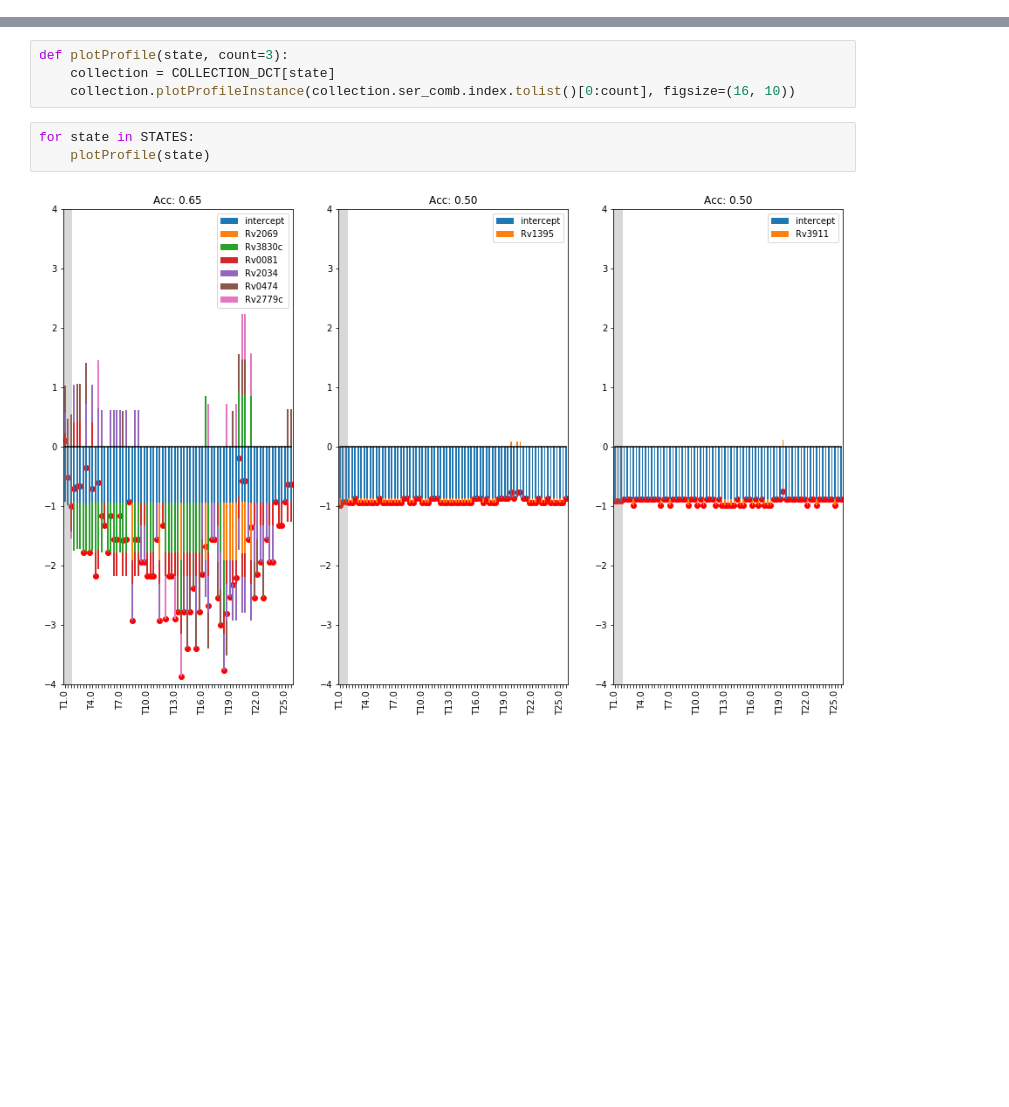
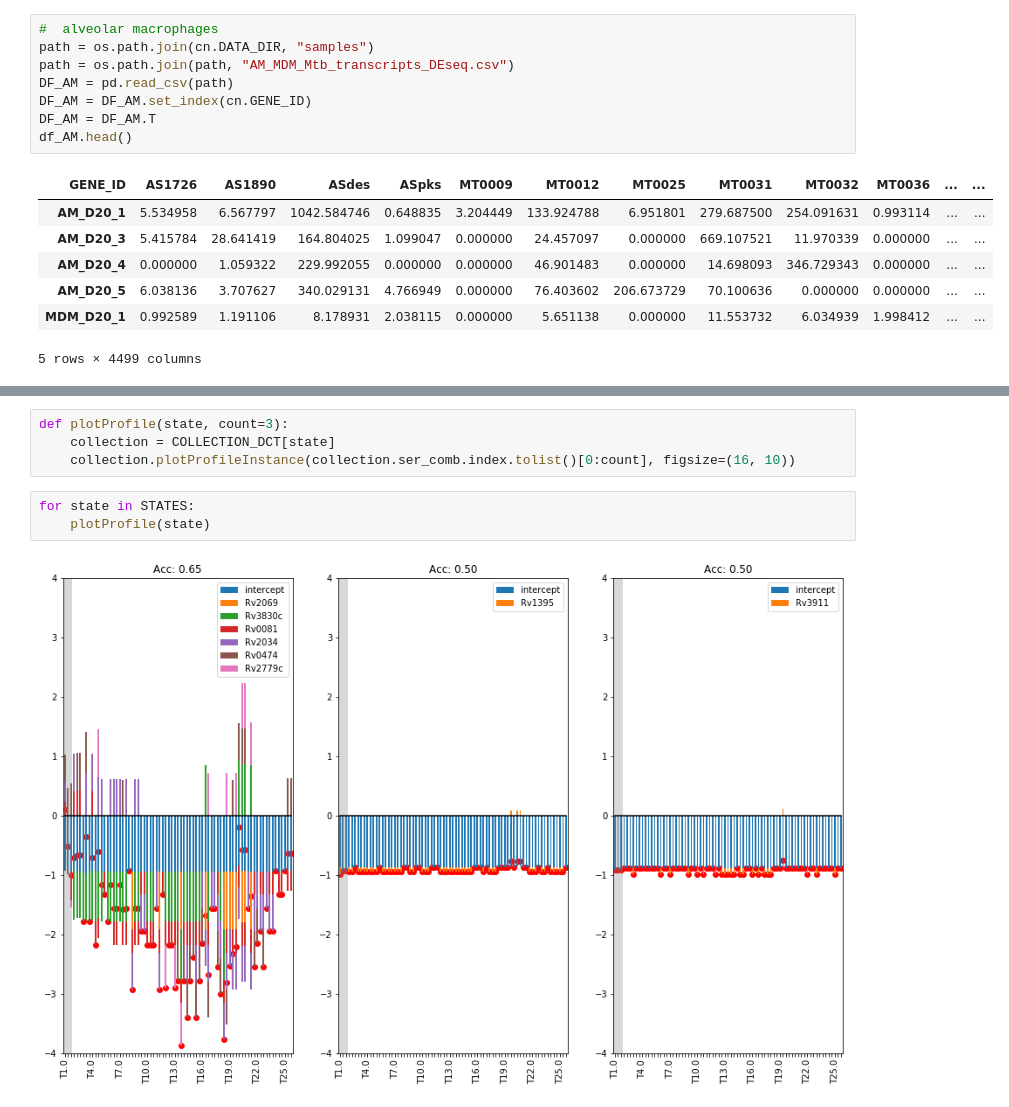
Before and after one commit to uwescience/xstate, a Jupyter notebook: notebooks/Feature Set Collections.ipynb, the cells around one changed output, grey strips where cells are left out. Cells and saved outputs as stored; diff of their text form; blank space fills up the shorter version.

```diff
--- a/notebooks/Feature Set Collections.ipynb
+++ b/notebooks/Feature Set Collections.ipynb
@@ -1 +76,17 @@
+# %%
+#  alveolar macrophages
+path = os.path.join(cn.DATA_DIR, "samples")
+path = os.path.join(path, "AM_MDM_Mtb_transcripts_DEseq.csv")
+DF_AM = pd.read_csv(path)
+DF_AM = DF_AM.set_index(cn.GENE_ID)
+DF_AM = DF_AM.T
+df_AM.head()
+# %% [output]
+| GENE_ID | AS1726 | AS1890 | ASdes | ASpks | MT0009 | MT0012 | MT0025 | MT0031 | MT0032 | MT0036 | ... | ... |
+| AM_D20_1 | 5.534958 | 6.567797 | 1042.584746 | 0.648835 | 3.204449 | 133.924788 | 6.951801 | 279.687500 | 254.091631 | 0.993114 | ... | ... |
+| AM_D20_3 | 5.415784 | 28.641419 | 164.804025 | 1.099047 | 0.000000 | 24.457097 | 0.000000 | 669.107521 | 11.970339 | 0.000000 | ... | ... |
+| AM_D20_4 | 0.000000 | 1.059322 | 229.992055 | 0.000000 | 0.000000 | 46.901483 | 0.000000 | 14.698093 | 346.729343 | 0.000000 | ... | ... |
+| AM_D20_5 | 6.038136 | 3.707627 | 340.029131 | 4.766949 | 0.000000 | 76.403602 | 206.673729 | 70.100636 | 0.000000 | 0.000000 | ... | ... |
+| MDM_D20_1 | 0.992589 | 1.191106 | 8.178931 | 2.038115 | 0.000000 | 5.651138 | 0.000000 | 11.553732 | 6.034939 | 1.998412 | ... | ... |
+5 rows × 4499 columns
 # %% [markdown]
```
Also changed, not shown: parts of 23 cells of this notebook, 6 other files.
